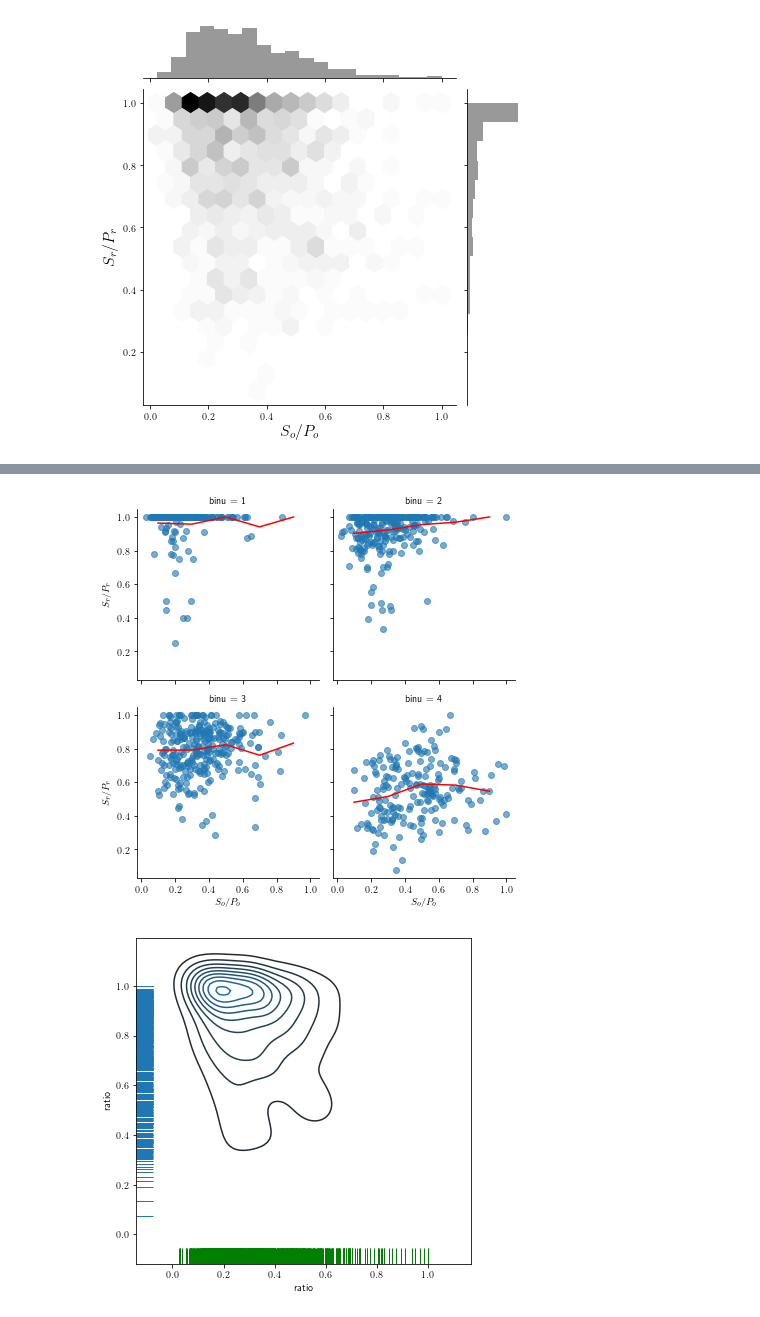
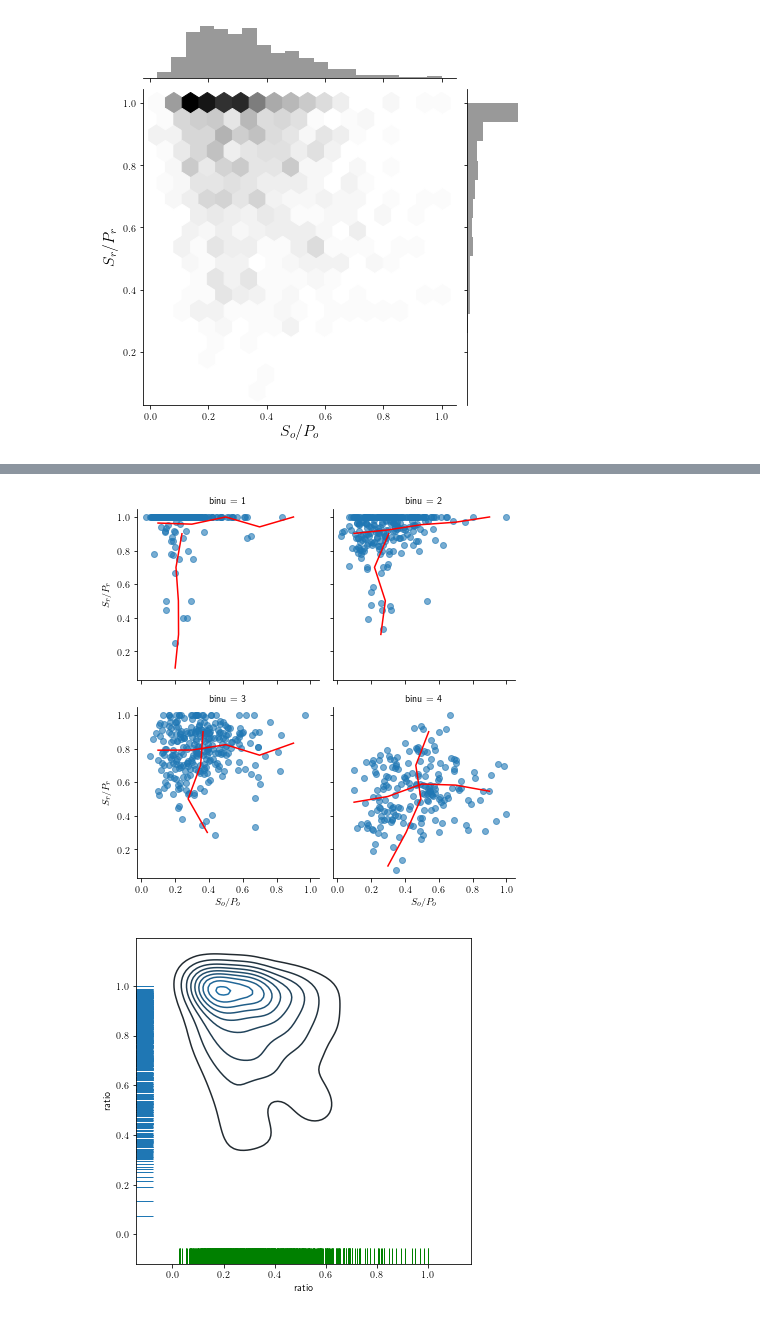
Before and after one commit to QuVil/cmb-recommendation, a Jupyter notebook: src/analysis/exploratory.ipynb, the cells around one changed output, grey strips where cells are left out. Saved outputs shown, nothing was run; the diff lists cells and outputs as text; code cells hidden in the pictures.

```diff
--- a/src/analysis/exploratory.ipynb
+++ b/src/analysis/exploratory.ipynb
@@ -270,9 +274,16 @@ ratio_data
 # %%
-ratio_data["quantile"] = pd.cut(ratio_data["ratio_org"], 5)
-ratio_means = ratio_data.groupby(["quantile", "bin_u"]).mean()["ratio_rec"].to_frame().reset_index().drop("quantile", axis=1)
+ratio_data["quantile_org"] = pd.cut(ratio_data["ratio_org"], 5)
+ratio_data["quantile_rec"] = pd.cut(ratio_data["ratio_rec"], 5)
+ratio_means = ratio_data.groupby(["quantile_org", "bin_u"]).mean()["ratio_rec"].to_frame().reset_index().drop("quantile_org", axis=1)
 ratio_means["ratio_org"] = np.repeat(np.arange(0.1, 1.0, 0.2), 4)
 
+ratio_means_vert = ratio_data.groupby(["quantile_rec", "bin_u"]).mean()["ratio_org"].to_frame().reset_index().drop("quantile_rec", axis=1)
+ratio_means_vert["ratio_rec"] = np.repeat(np.arange(0.1, 1.0, 0.2), 4)
+
 ratio_means.columns = ["bin_u", "ratiorectot", "ratioorgtot"]
+ratio_means_vert.columns = ["bin_u", "ratioorgvert", "ratiorecvert"]
+
 ratio_data = ratio_data.append(ratio_means, ignore_index=True)
+ratio_data = ratio_data.append(ratio_means_vert, ignore_index=True)
 ratio_data
 # %% [output]
@@ -292,19 +303,20 @@ ratio_data
 # %%
 # Workaround to avoid LaTeX explosion
-ratio_data.columns = ["user", "ratioorg", "rate", "plays", "binu", "ratiorec", "quantile", "ratiorectot", "ratioorgtot"]
+ratio_data.columns = ["user", "ratioorg", "rate", "plays", "binu", "ratiorec", "quantileorg", "quantilerec", "ratiorectot", "ratioorgtot", "ratioorgvert", "ratiorecvert"]
 
 g = sns.FacetGrid(ratio_data, col="binu", col_wrap=2)
 g.map(plt.scatter, "ratioorg", "ratiorec", alpha=0.6)
 g.map(sns.lineplot, "ratioorgtot", "ratiorectot", color="r")
+g.map(sns.lineplot, "ratioorgvert", "ratiorecvert", color="r", sort=False)
 g.axes[2].set_xlabel("$S_o/P_o$")
 g.axes[3].set_xlabel("$S_o/P_o$")
 g.axes[2].set_ylabel("$S_r/P_r$")
 g.axes[0].set_ylabel("$S_r/P_r$")
 plt.savefig("../../results/sp_ratio_ratio_ubins_distinct.pdf")
 
 # sns.lineplot(x="rate", y="ratio", data=sp_means, ax=h.ax_joint, color="r", markers=True)
 # %% [output]
-[figure, old version]
+[figure, new version]
 # %%
 f, ax = plt.subplots(figsize=(6, 6))
 sns.kdeplot(x, y, ax=ax)
```
Also changed, not shown: parts of 3 cells of this notebook, 4 other files.
